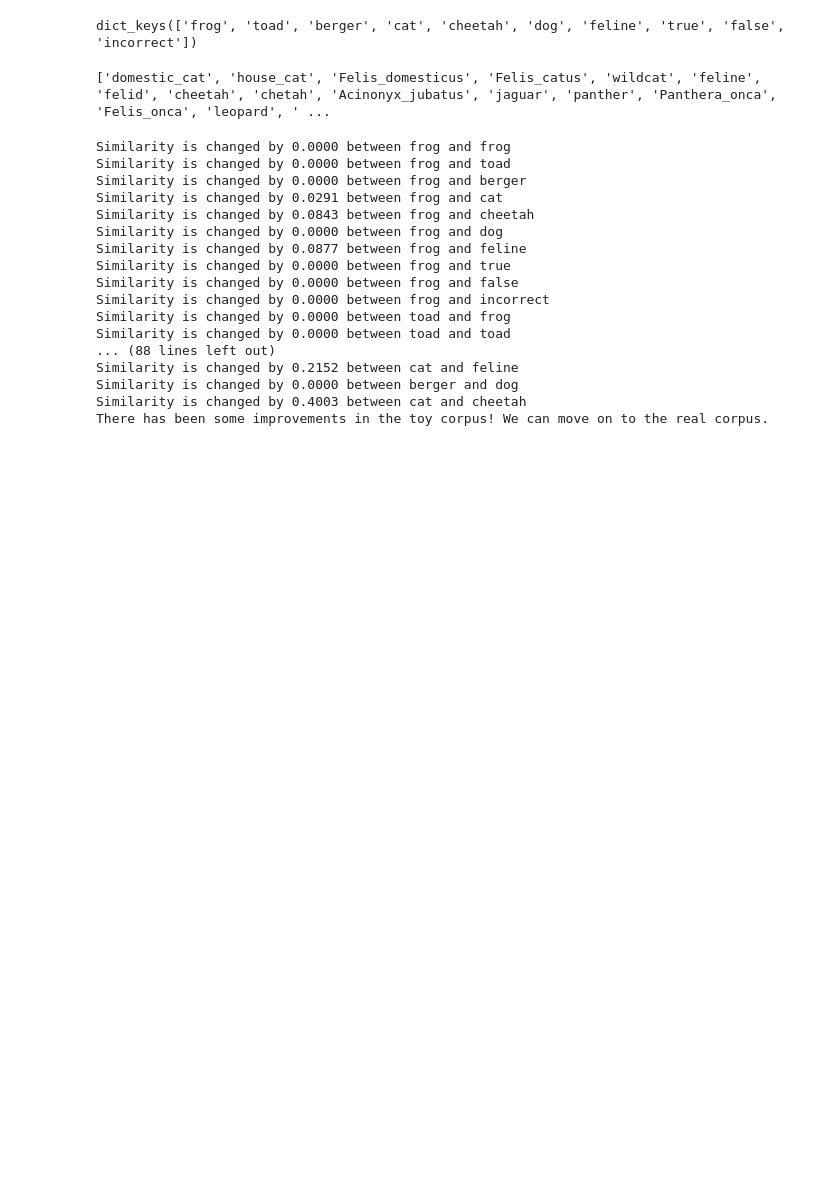
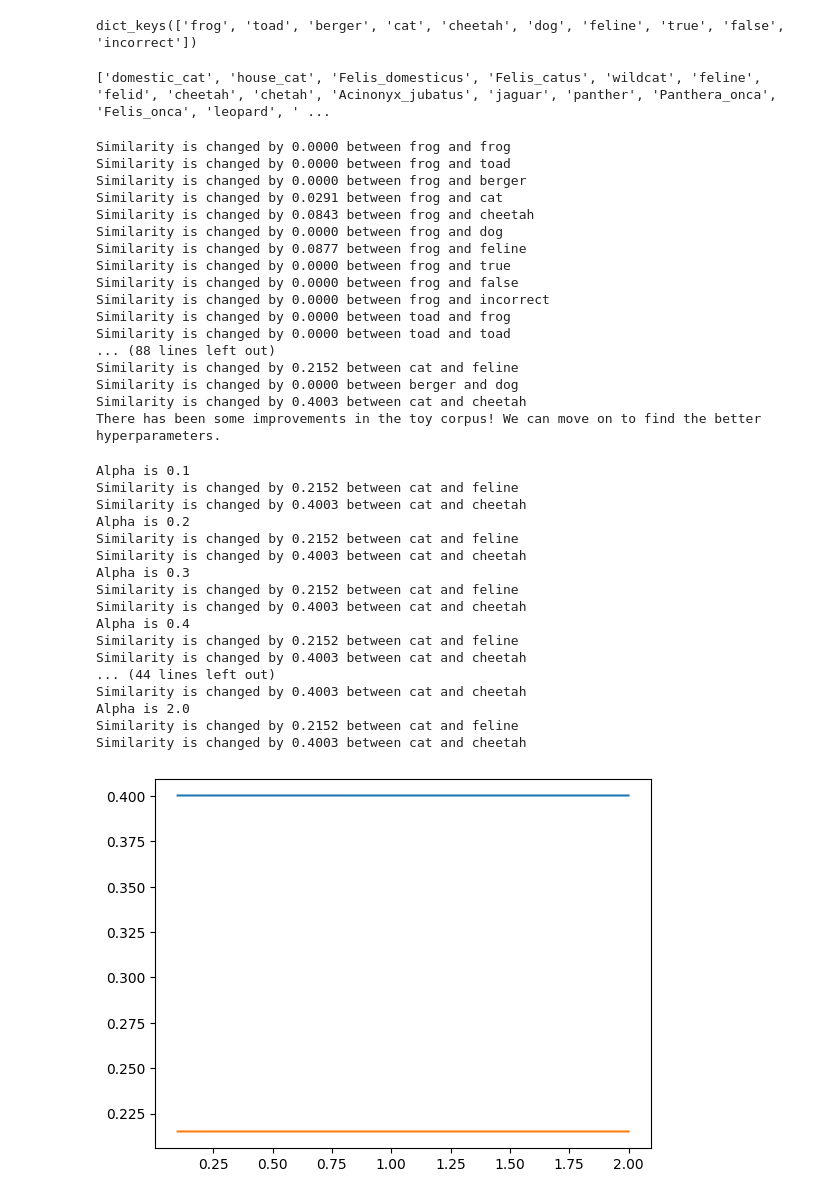
Before and after one commit to HIEUNT1610/ML2-Project, a Jupyter notebook: Work/Algorithm.ipynb, the cells around one changed output. Saved outputs shown, nothing was run; the diff lists cells and outputs as text; code cells hidden in the pictures; blank space fills up the shorter version.

Commit message:
update 4/4: test some hyperparameters

```diff
--- a/Work/Algorithm.ipynb
+++ b/Work/Algorithm.ipynb
@@ -101,7 +105,7 @@ def read_lexicon(filename):
   return lexicon
 
 # Retrofit word vectors to a lexicon:
-def retrofit(wordVecs, lexicon, numIters): # wordVecs is a dictionary
+def retrofit(wordVecs, lexicon, numIters, alpha = 1, beta = 2): # wordVecs is a dictionary
   newWordVecs = deepcopy(wordVecs)
   wvVocab = set(newWordVecs.keys())
   loopVocab = wvVocab.intersection(set(lexicon.keys()))
@@ -114,11 +118,11 @@ def retrofit(wordVecs, lexicon, numIters): # wordVecs is a dictionary
       if numNeighbours == 0:
         continue
       # the weight of the data estimate if the number of neighbours
-      newVec = numNeighbours * wordVecs[word] #alpha = 1
+      newVec = alpha * numNeighbours * wordVecs[word] #alpha = 1
       # loop over neighbours and add to new vector (currently with weight 1)
       for ppWord in wordNeighbours:
         newVec += newWordVecs[ppWord]
-      newWordVecs[word] = newVec/(2*numNeighbours) #beta = 1/degree
+      newWordVecs[word] = newVec/(beta * numNeighbours) #beta = 2
   return newWordVecs
 # %%
 # Transform the toy corpus into a wordVecs dictionary:
@@ -148,8 +153,8 @@ print(lexicon['cat'])
 # %% [output]
 ['domestic_cat', 'house_cat', 'Felis_domesticus', 'Felis_catus', 'wildcat', 'feline', 'felid', 'cheetah', 'chetah', 'Acinonyx_jubatus', 'jaguar', 'panther', 'Panthera_onca', 'Felis_onca', 'leopard', ' ...
 # %%
-# Retrofit the word vectors:
-newWordVecs = retrofit(toy_wordVecs, lexicon, 10)
+# Retrofit the word vectors using basic hyperparameters:
+newWordVecs = retrofit(toy_wordVecs, lexicon, numIters = 10, alpha = 1, beta = 2)
 
 # Similarity matrix after retrofitting:
 retro_similarity_matrix = np.zeros((len(vec_toy_corpus), len(vec_toy_corpus)))
@@ -166,7 +171,7 @@ print(f'Similarity is changed by {retro_similarity_matrix[3][6] - similarity_mat
 print(f'Similarity is changed by {retro_similarity_matrix[2][5] - similarity_matrix[2][5]:.4f} between {toy_corpus[2]} and {toy_corpus[5]}')
 print(f'Similarity is changed by {retro_similarity_matrix[3][4] - similarity_matrix[3][4]:.4f} between {toy_corpus[3]} and {toy_corpus[4]}')
 
-print('There has been some improvements in the toy corpus! We can move on to find the better parameters.')
+print('There has been some improvements in the toy corpus! We can move on to find the better hyperparameters.')
 # %% [output]
 Similarity is changed by 0.0000 between frog and frog
 Similarity is changed by 0.0000 between frog and toad
@@ -184,4 +189,44 @@ Similarity is changed by 0.0000 between toad and toad
 Similarity is changed by 0.2152 between cat and feline
 Similarity is changed by 0.0000 between berger and dog
 Similarity is changed by 0.4003 between cat and cheetah
-There has been some improvements in the toy corpus! We can move on to the real corpus.
+There has been some improvements in the toy corpus! We can move on to find the better hyperparameters.
+# %%
+# Test different hyperparameters:
+# Test alpha:
+improvement_cheetah = []
+improvement_feline = []
+for alpha in np.arange(0.1, 2.1, 0.1):
+    newWordVecs = retrofit(toy_wordVecs, lexicon, numIters = 10, alpha = alpha, beta = 2)
+    retro_similarity_matrix = np.zeros((len(vec_toy_corpus), len(vec_toy_corpus)))
+    for i in range(len(vec_toy_corpus)):
+        for j in range(len(vec_toy_corpus)):
+            retro_similarity_matrix[i][j] = cosine_similarity(newWordVecs[toy_corpus[i]], newWordVecs[toy_corpus[j]])
+    print(f'Alpha is {alpha:.1f}')
+    print(f'Similarity is changed by {retro_similarity_matrix[3][6] - similarity_matrix[3][6]:.4f} between {toy_corpus[3]} and {toy_corpus[6]}')
+    print(f'Similarity is changed by {retro_similarity_matrix[3][4] - similarity_matrix[3][4]:.4f} between {toy_corpus[3]} and {toy_corpus[4]}')
+    improvement_feline.append(retro_similarity_matrix[3][6] - similarity_matrix[3][6])
+    improvement_cheetah.append(retro_similarity_matrix[3][4] - similarity_matrix[3][4])
+
+# Plot the results:
+plt.plot(np.arange(0.1, 2.1, 0.1), improvement_cheetah, label = 'cheetah')
+plt.plot(np.arange(0.1, 2.1, 0.1), improvement_feline, label = 'feline')
+plt.show()
+# %% [output]
+Alpha is 0.1
+Similarity is changed by 0.2152 between cat and feline
+Similarity is changed by 0.4003 between cat and cheetah
+Alpha is 0.2
+Similarity is changed by 0.2152 between cat and feline
+Similarity is changed by 0.4003 between cat and cheetah
+Alpha is 0.3
+Similarity is changed by 0.2152 between cat and feline
+Similarity is changed by 0.4003 between cat and cheetah
+Alpha is 0.4
+Similarity is changed by 0.2152 between cat and feline
+Similarity is changed by 0.4003 between cat and cheetah
+... (44 lines left out)
+Similarity is changed by 0.4003 between cat and cheetah
+Alpha is 2.0
+Similarity is changed by 0.2152 between cat and feline
+Similarity is changed by 0.4003 between cat and cheetah
+[figure, added]
```
Also changed, not shown: parts of 7 cells of this notebook, 1 other file.
